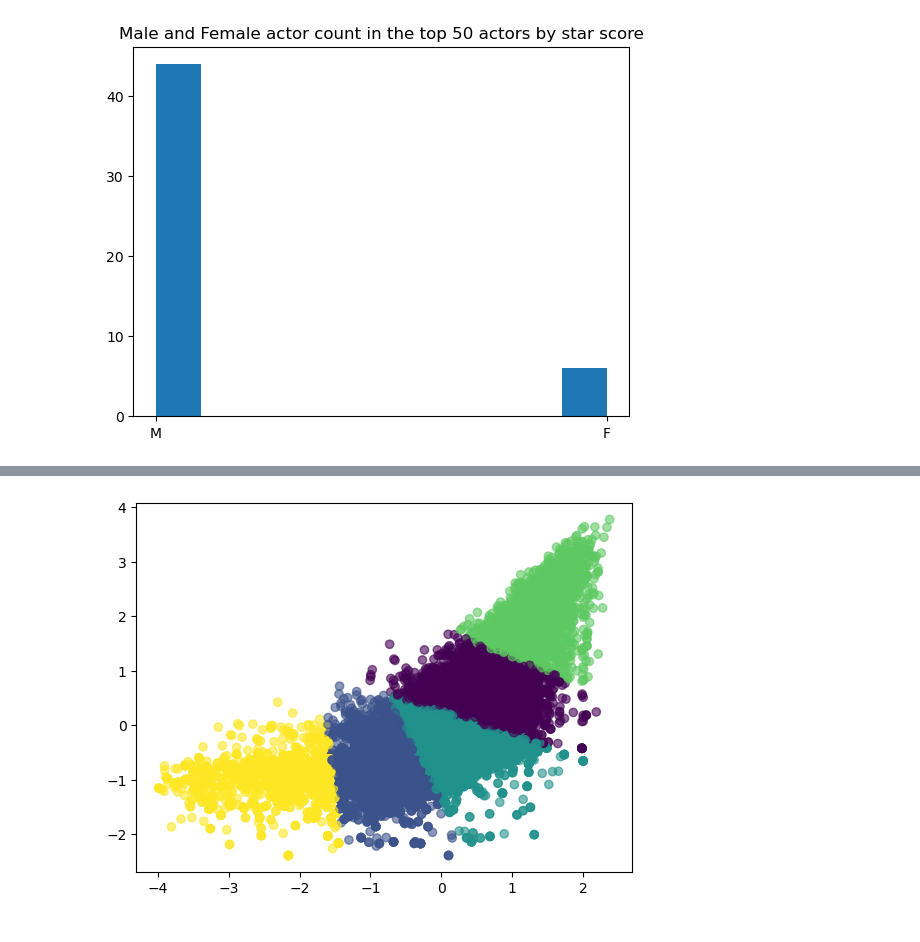
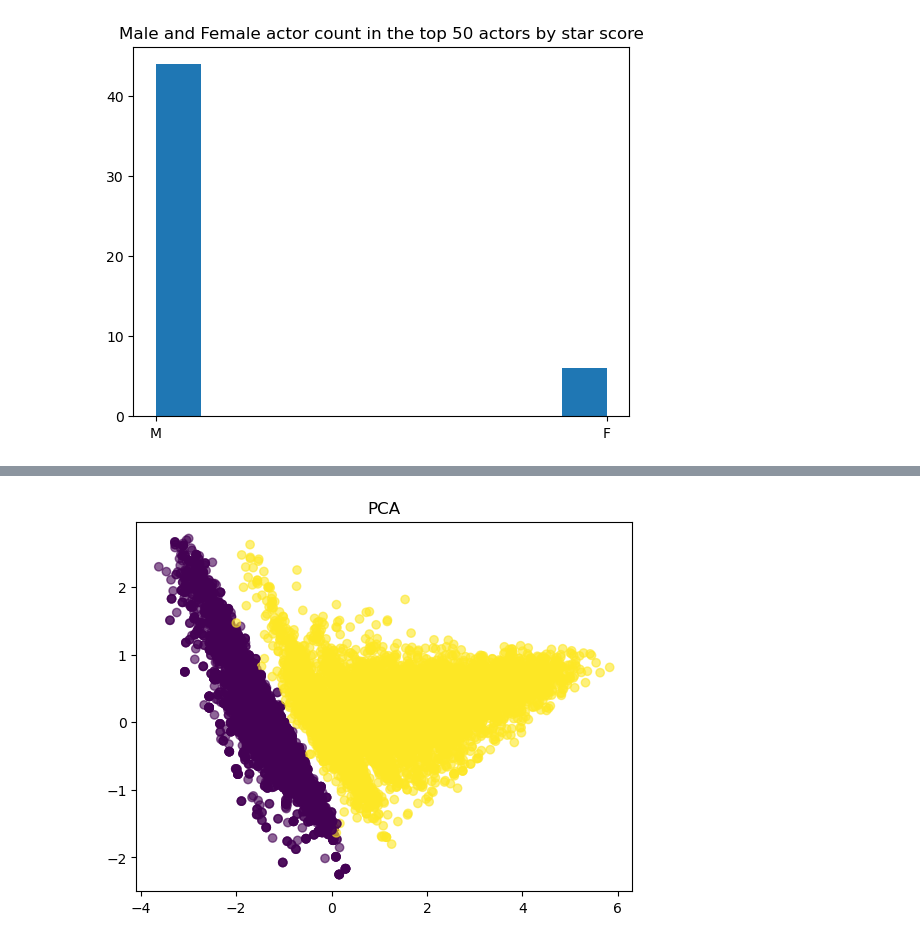
Before and after one commit to louisleger/ada-final-project, a Jupyter notebook: src/star_score.ipynb, the cells around one changed output, grey strips where cells are left out. Cells and saved outputs as stored; diff of their text form; code cells hidden in the pictures.

```diff
--- a/src/star_score.ipynb
+++ b/src/star_score.ipynb
@@ -301,5 +255,17 @@ labels = labels.predict(X)
-# %%
-plt.scatter(X.rev_sum, X.grade_sum, c=labels, alpha=0.6) #add c=labels to visualize cluster colors (if you clustered before)
-plt.show()
-# %% [output]
-[figure, removed]
+# %%
+from sklearn.cluster import DBSCAN
+eps = 0.58
+
+labels = DBSCAN(eps=eps).fit_predict(X)
+# %%
+from sklearn.decomposition import PCA
+
+X_reduced_pca = PCA(n_components=2).fit_transform(X)
+# Plot the data reduced in 2d space with PCA
+fig = plt.figure()
+ax = plt.gca()
+plt.scatter(X_reduced_pca[:,0], X_reduced_pca[:,1],c=labels, alpha=0.6) #add c=labels to visualize cluster colors (if you clustered before)
+plt.title("PCA")
+plt.show()
+# %% [output]
+[figure, added]
```
Also changed, not shown: parts of 17 cells of this notebook.
